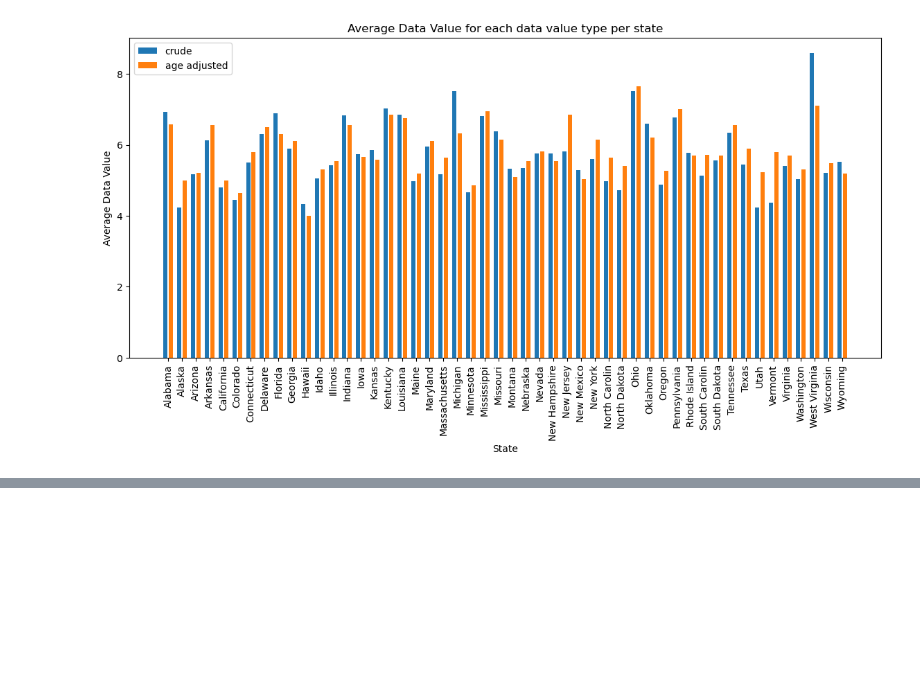
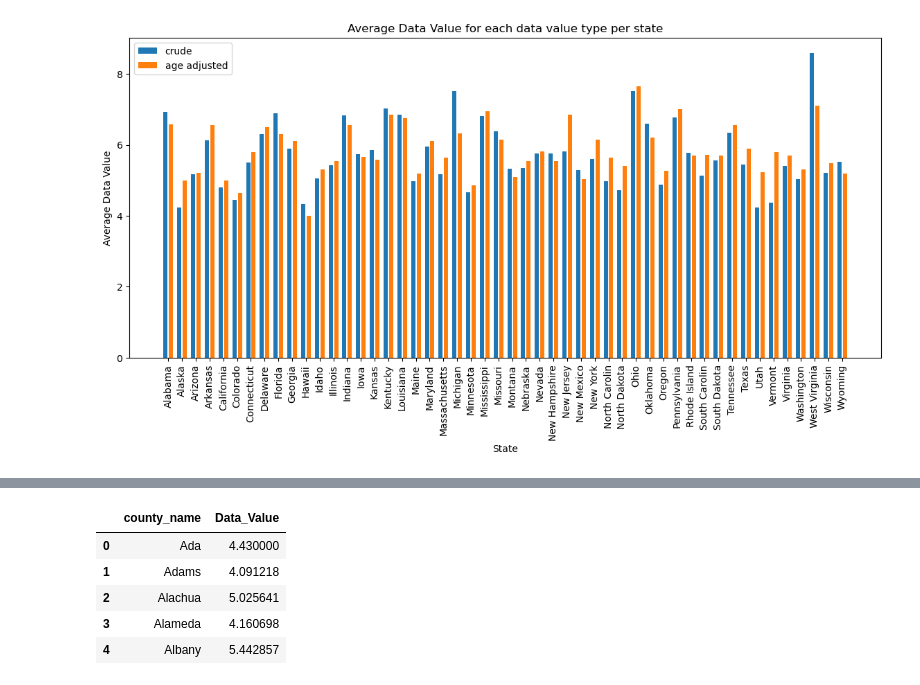
Before and after one commit to divya-jindal/project-1, a Jupyter notebook: Cities_heart_disease.ipynb, the cells around one changed output, grey strips where cells are left out. Drawn from its saved outputs; the diff is of its cells as text; code cells hidden in the pictures; blank space fills up the shorter version.

```diff
--- a/Cities_heart_disease.ipynb
+++ b/Cities_heart_disease.ipynb
@@ -264,0 +297,11 @@ plt.show()
+# %%
+per_county = county_info_df.groupby('county_name')['Data_Value'].mean()
+per_county_df = per_county.reset_index()
+per_county_df.head()
+# %% [output]
+|  | county_name | Data_Value |
+| 0 | Ada | 4.430000 |
+| 1 | Adams | 4.091218 |
+| 2 | Alachua | 5.025641 |
+| 3 | Alameda | 4.160698 |
+| 4 | Albany | 5.442857 |
```
Also changed, not shown: parts of 8 cells of this notebook, 5 other files.
